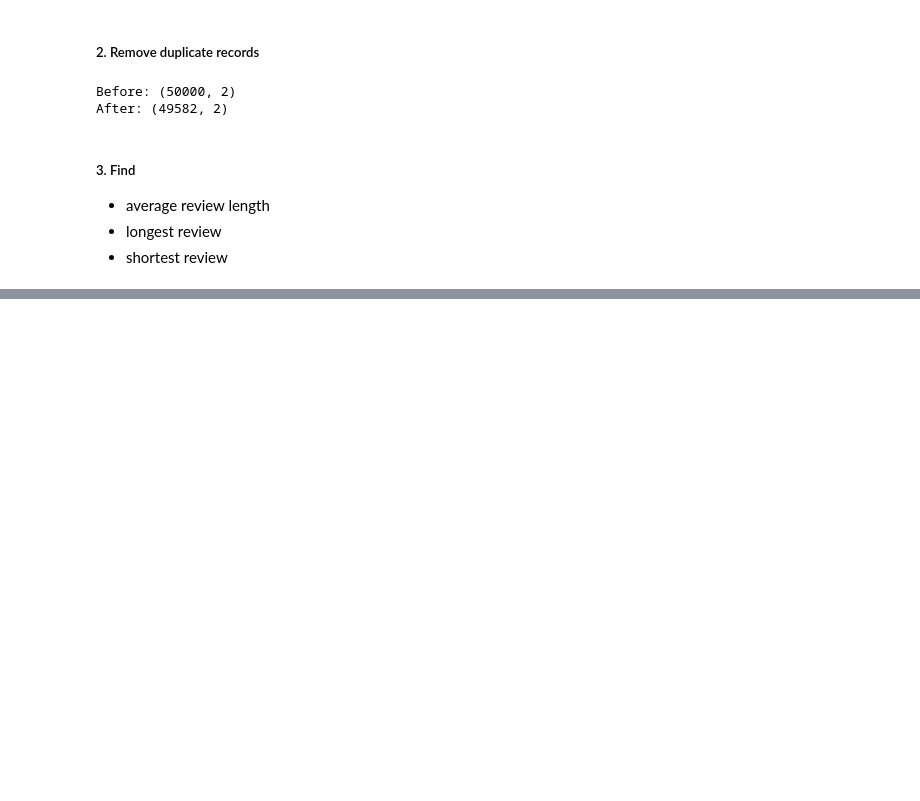
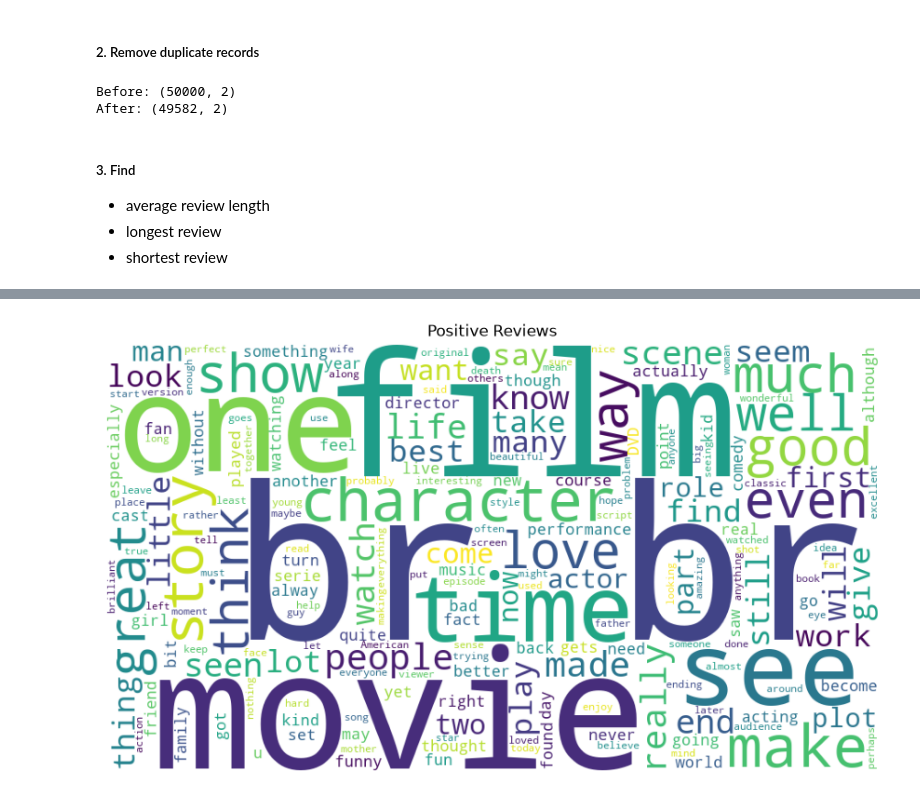
Before and after one commit to JindalChaitanya/CDAC-PGCP-AI, a Jupyter notebook: Natural Language Processing/Lab Assessment/ChaitanyaJindal_NLP_LabAssessment.ipynb, the cells around one changed output, grey strips where cells are left out. Drawn from its saved outputs; the diff is of its cells as text; code cells hidden in the pictures; blank space fills up the shorter version.

```diff
--- a/Natural Language Processing/Lab Assessment/ChaitanyaJindal_NLP_LabAssessment.ipynb
+++ b/Natural Language Processing/Lab Assessment/ChaitanyaJindal_NLP_LabAssessment.ipynb
@@ -104,0 +146,16 @@ After: (49582, 2)
+# %%
+positive_text = " ".join(df[df.sentiment=="positive"]["review"])
+
+wc = WordCloud(
+    width=900,
+    height=500,
+    background_color="white"
+)
+
+plt.figure(figsize=(12,6))
+plt.imshow(wc.generate(positive_text))
+plt.axis("off")
+plt.title("Positive Reviews")
+plt.show()
+# %% [output]
+[figure, added]
```
Also changed, not shown: parts of 46 cells of this notebook.
